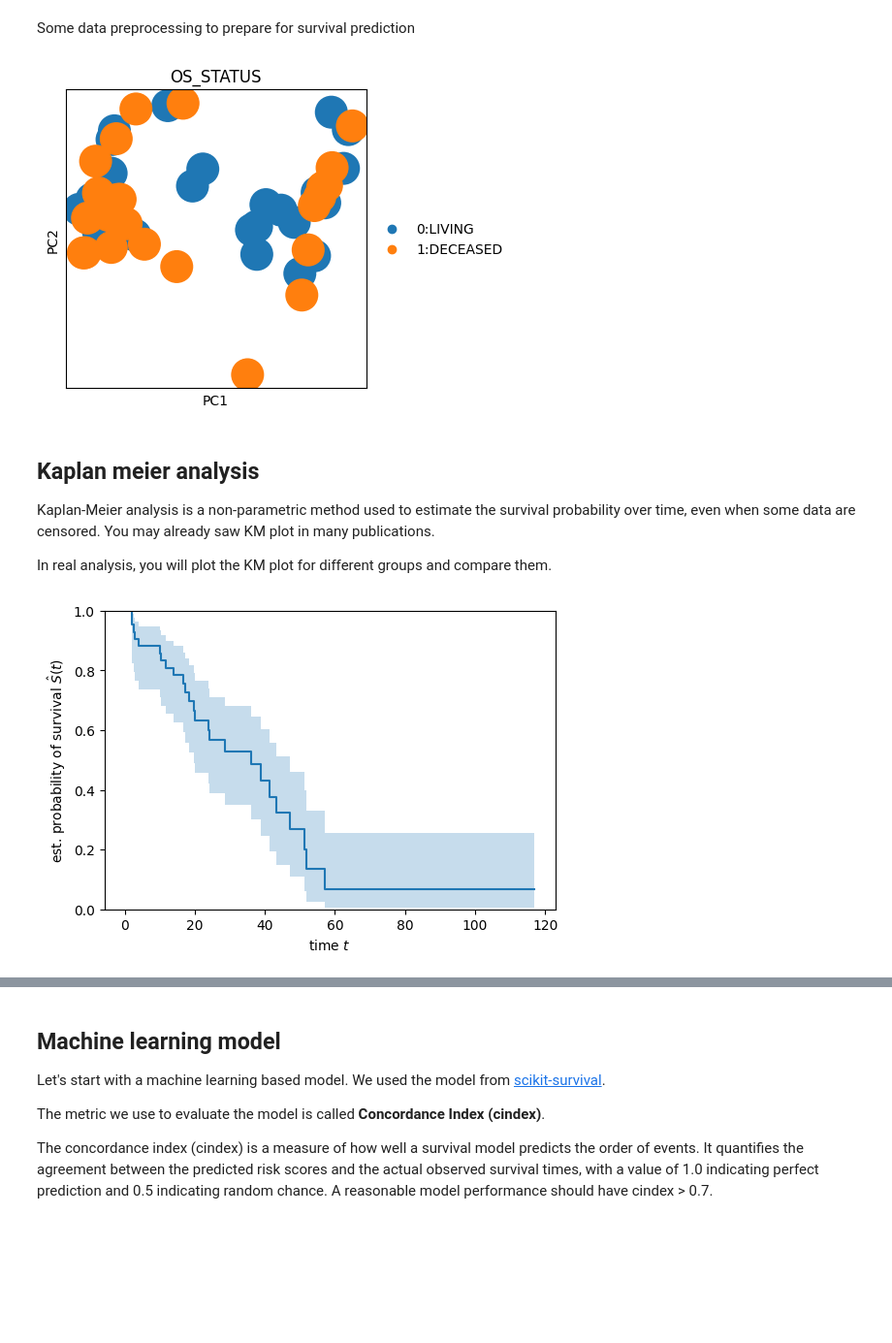
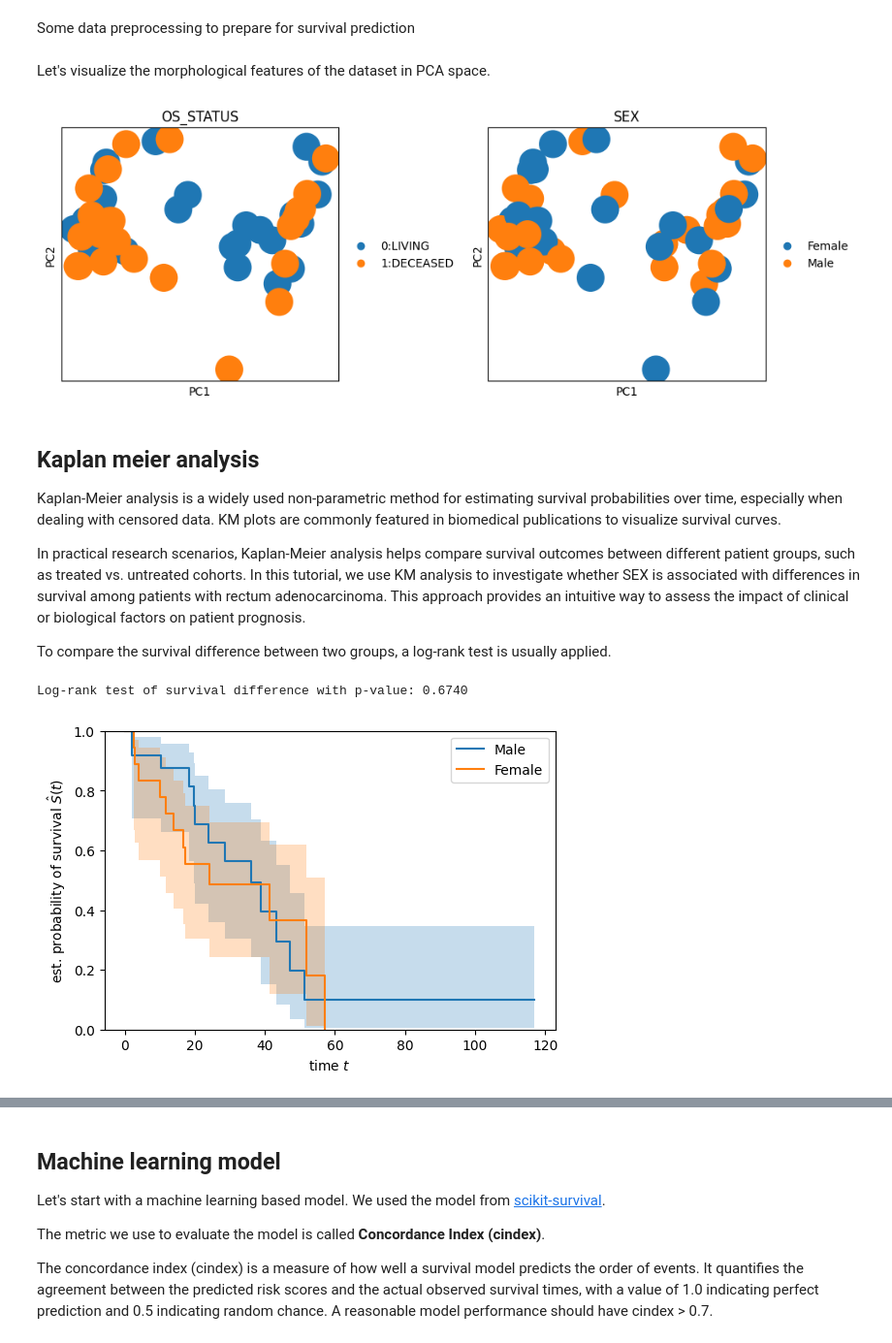
Before and after one commit to rendeirolab/lazyslide-tutorials, a Jupyter notebook: tutorials/survival_prediction.ipynb, the cells around one changed output, grey strips where cells are left out. Shown at 97% size. Saved outputs shown, nothing was run; the diff lists cells and outputs as text; code cells hidden in the pictures; blank space fills up the shorter version.

Commit message:
Update tutorials

```diff
--- a/tutorials/survival_prediction.ipynb
+++ b/tutorials/survival_prediction.ipynb
@@ -112,34 +134,48 @@ Some data preprocessing to prepare for survival prediction
 adata.obs["status"] = (
     adata.obs["OS_STATUS"].map({"0:LIVING": 0, "1:DECEASED": 1}).astype(bool)
 )
+# %% [markdown]
+Let's visualize the morphological features of the dataset in PCA space.
 # %%
 import scanpy as sc
 
 sc.pp.scale(adata)
 sc.pp.pca(adata)
-sc.pl.pca(adata, color="OS_STATUS")
+
+sc.pl.pca(adata, color=["OS_STATUS", "SEX"], wspace=0.4)
 # %% [output]
-[figure, old version]
+[figure, new version]
 # %% [markdown]
 ## Kaplan meier analysis
 
+Kaplan-Meier analysis is a widely used non-parametric method for estimating survival probabilities over time, especially when dealing with censored data. KM plots are commonly featured in biomedical publications to visualize survival curves.
 
-Kaplan-Meier analysis is a non-parametric method used to estimate the survival probability over time, even when some data are censored. You may already saw KM plot in many publications.
+In practical research scenarios, Kaplan-Meier analysis helps compare survival outcomes between different patient groups, such as treated vs. untreated cohorts. In this tutorial, we use KM analysis to investigate whether SEX is associated with differences in survival among patients with rectum adenocarcinoma. This approach provides an intuitive way to assess the impact of clinical or biological factors on patient prognosis.
 
-In real analysis, you will plot the KM plot for different groups and compare them.
+To compare the survival difference between two groups, a log-rank test is usually applied.
 # %%
 import matplotlib.pyplot as plt
 
 from sksurv.nonparametric import kaplan_meier_estimator
+from sksurv.compare import compare_survival
 
-time, survival_prob, conf_int = kaplan_meier_estimator(
-    adata.obs["status"], adata.obs["OS_MONTHS"], conf_type="log-log"
-)
 with plt.rc_context({"figure.figsize": (6, 4)}):
-    plt.step(time, survival_prob, where="post")
-    plt.fill_between(time, conf_int[0], conf_int[1], alpha=0.25, step="post")
+    for group in adata.obs["SEX"].unique():
+        mask = adata.obs["SEX"] == group
+        time, survival_prob, conf_int = kaplan_meier_estimator(
+            adata.obs["status"][mask], adata.obs["OS_MONTHS"][mask], conf_type="log-log"
+        )
+        plt.step(time, survival_prob, where="post", label=f"{group}")
+        plt.fill_between(time, conf_int[0], conf_int[1], alpha=0.25, step="post")
     plt.ylim(0, 1)
     plt.ylabel(r"est. probability of survival $\hat{S}(t)$")
     plt.xlabel("time $t$")
+    plt.legend()
+
+_, pvalue = compare_survival(
+    adata.obs[["status", "OS_MONTHS"]].to_records(index=False), adata.obs["SEX"]
+)
+print(f"Log-rank test of survival difference with p-value: {pvalue:.4f}")
 # %% [output]
+Log-rank test of survival difference with p-value: 0.6740
-[figure, old version]
+[figure, new version]
```
Also changed, not shown: parts of 4 cells of this notebook, 2 other files.
